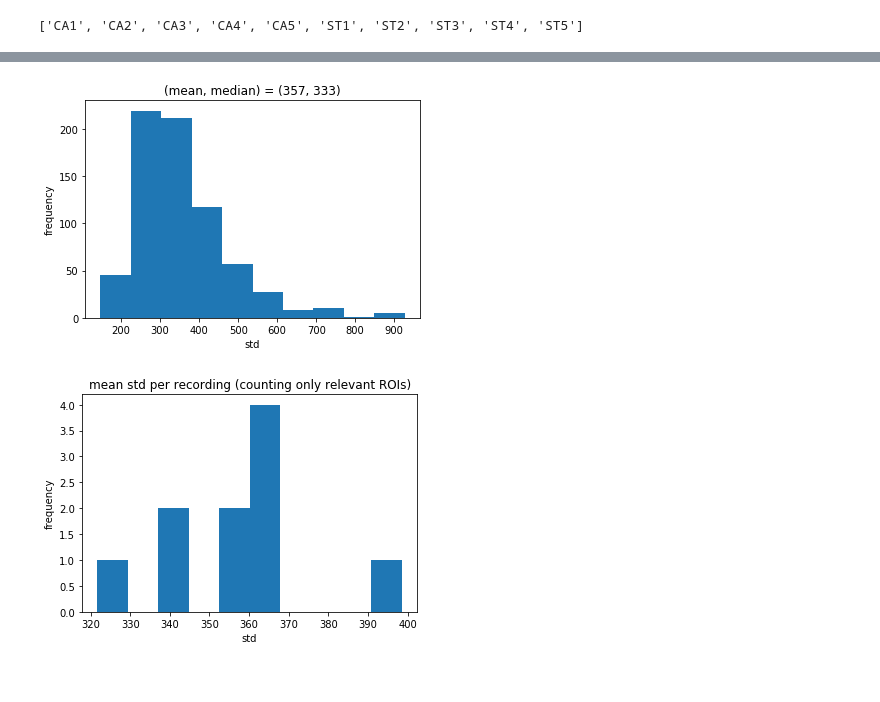
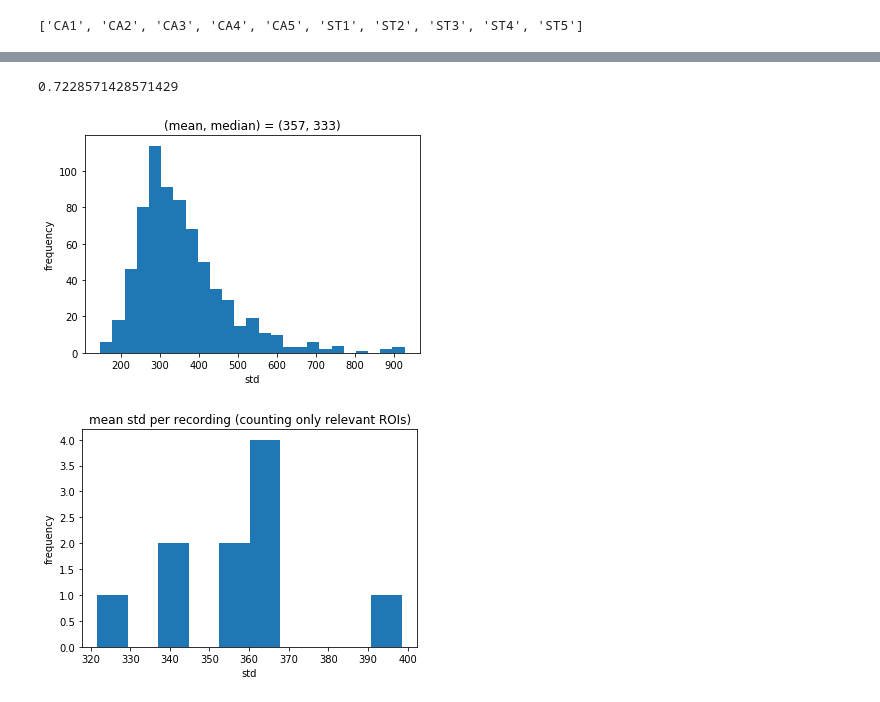
Before and after one commit to CUQI-DTU/Paper-Cochlear, a Jupyter notebook: code/dataparsing_scripts/noise analysis.ipynb, the cells around one changed output, grey strips where cells are left out. Cells and saved outputs as stored; diff of their text form; code cells hidden in the pictures.

Commit message:
improved bins on noise histogram.

```diff
--- a/code/dataparsing_scripts/noise analysis.ipynb
+++ b/code/dataparsing_scripts/noise analysis.ipynb
@@ -61,18 +54,22 @@ np.median(allstds)
+# %%
+sum((230 < allstds) * (allstds < 430)) / len(allstds)
+# %% [output]
+0.7228571428571429
 # %%
 allstds = allCT[castroistds].values.flatten()
 allstdmean = int(np.round(np.mean(allstds), 0))
 allstdsmedian = int(np.round(np.median(allstds), 0))
 
-plt.hist(allstds)
+plt.hist(allstds, bins=25)
 plt.title(f'(mean, median) = ({allstdmean}, {allstdsmedian})')
 plt.xlabel("std")
 plt.ylabel("frequency")
 
 plt.savefig("./relevant ROIs std histogram.png")
 
 plt.show()
 # %% [output]
-[figure, old version]
+[figure, new version]
 # %%
 def plotsignalwithstds(df, castrois, ax1=None, ax2=None, title=""):
     castroistds = [c + ' std' for c in castrois]
```
Also changed, not shown: parts of 2 cells of this notebook, 1 other file.
